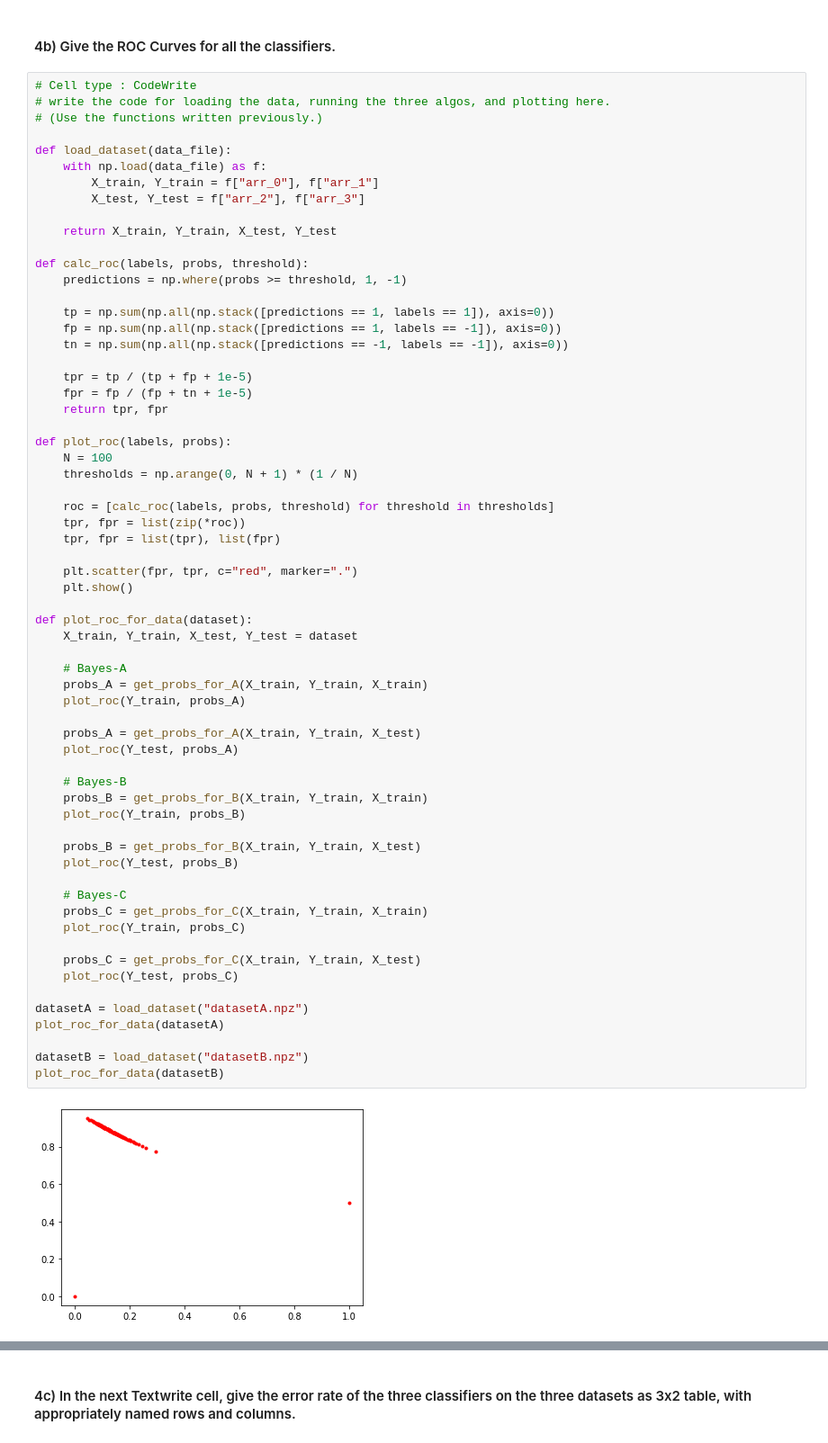
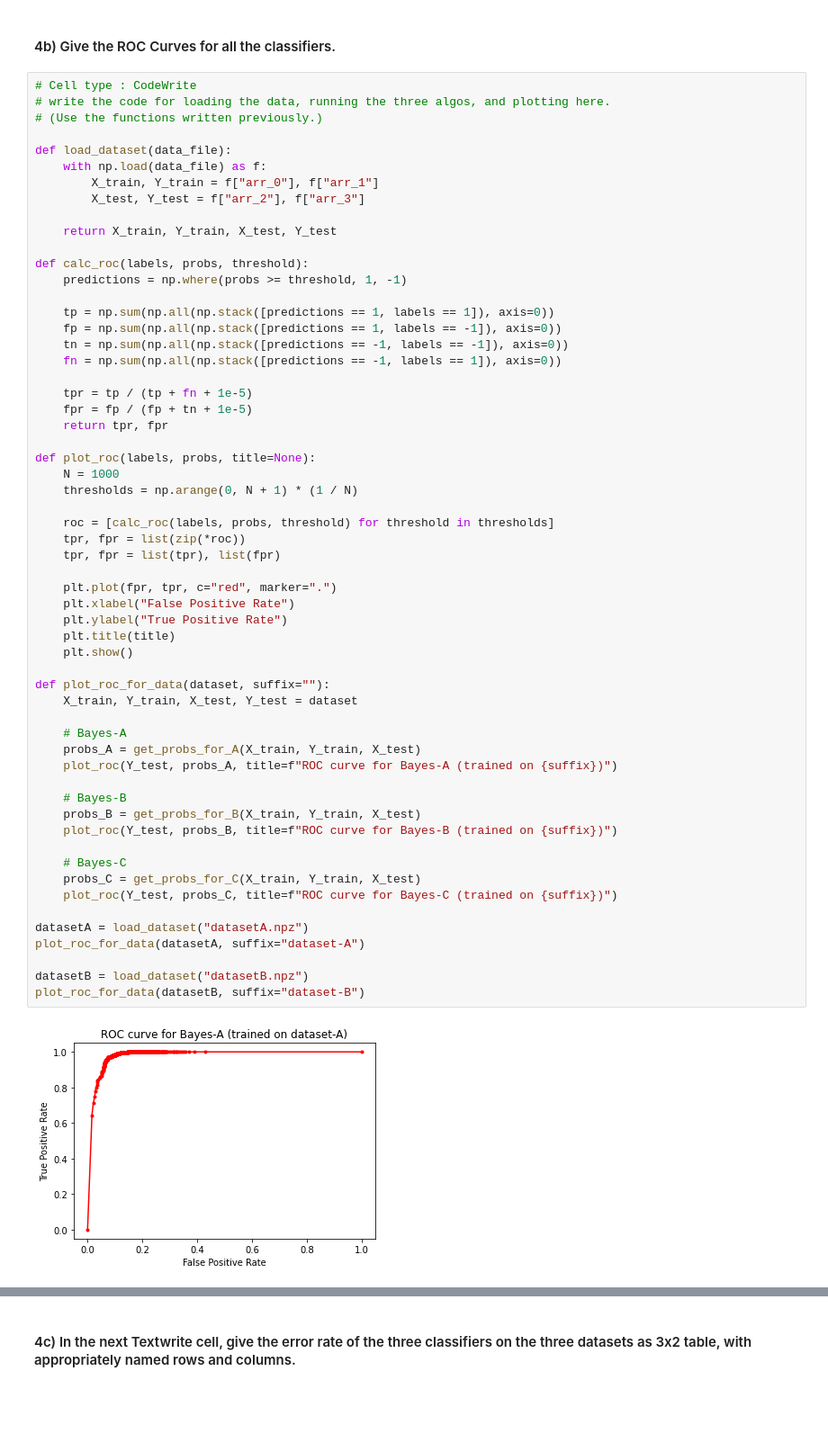
Before and after one commit to thevasudevgupta/prml-assignments, a Jupyter notebook: assignment-1/Q5/ME18B181_ME18B182.ipynb, the cells around one changed output, grey strips where cells are left out. Shown at 90% size. Cells and saved outputs as stored; diff of their text form; blank space fills up the shorter version.

```diff
--- a/assignment-1/Q5/ME18B181_ME18B182.ipynb
+++ b/assignment-1/Q5/ME18B181_ME18B182.ipynb
@@ -298,50 +314,45 @@ def calc_roc(labels, probs, threshold):
     tp = np.sum(np.all(np.stack([predictions == 1, labels == 1]), axis=0))
     fp = np.sum(np.all(np.stack([predictions == 1, labels == -1]), axis=0))
     tn = np.sum(np.all(np.stack([predictions == -1, labels == -1]), axis=0))
+    fn = np.sum(np.all(np.stack([predictions == -1, labels == 1]), axis=0))
 
-    tpr = tp / (tp + fp + 1e-5)
+    tpr = tp / (tp + fn + 1e-5)
     fpr = fp / (fp + tn + 1e-5)
     return tpr, fpr
 
-def plot_roc(labels, probs):
-    N = 100
+def plot_roc(labels, probs, title=None):
+    N = 1000
     thresholds = np.arange(0, N + 1) * (1 / N)
 
     roc = [calc_roc(labels, probs, threshold) for threshold in thresholds]
     tpr, fpr = list(zip(*roc))
     tpr, fpr = list(tpr), list(fpr)
 
-    plt.scatter(fpr, tpr, c="red", marker=".")
+    plt.plot(fpr, tpr, c="red", marker=".")
+    plt.xlabel("False Positive Rate")
+    plt.ylabel("True Positive Rate")
+    plt.title(title)
     plt.show()
 
-def plot_roc_for_data(dataset):
+def plot_roc_for_data(dataset, suffix=""):
     X_train, Y_train, X_test, Y_test = dataset
 
     # Bayes-A
-    probs_A = get_probs_for_A(X_train, Y_train, X_train)
-    plot_roc(Y_train, probs_A)
-
     probs_A = get_probs_for_A(X_train, Y_train, X_test)
-    plot_roc(Y_test, probs_A)
+    plot_roc(Y_test, probs_A, title=f"ROC curve for Bayes-A (trained on {suffix})")
 
     # Bayes-B
-    probs_B = get_probs_for_B(X_train, Y_train, X_train)
-    plot_roc(Y_train, probs_B)
-
     probs_B = get_probs_for_B(X_train, Y_train, X_test)
-    plot_roc(Y_test, probs_B)
+    plot_roc(Y_test, probs_B, title=f"ROC curve for Bayes-B (trained on {suffix})")
 
     # Bayes-C
-    probs_C = get_probs_for_C(X_train, Y_train, X_train)
-    plot_roc(Y_train, probs_C)
-
     probs_C = get_probs_for_C(X_train, Y_train, X_test)
-    plot_roc(Y_test, probs_C)
+    plot_roc(Y_test, probs_C, title=f"ROC curve for Bayes-C (trained on {suffix})")
 
 datasetA = load_dataset("datasetA.npz")
-plot_roc_for_data(datasetA)
+plot_roc_for_data(datasetA, suffix="dataset-A")
 
 datasetB = load_dataset("datasetB.npz")
-plot_roc_for_data(datasetB)
+plot_roc_for_data(datasetB, suffix="dataset-B")
 # %% [output]
-[figure, old version]
+[figure, new version]
```
Also changed, not shown: parts of 3 cells of this notebook.
